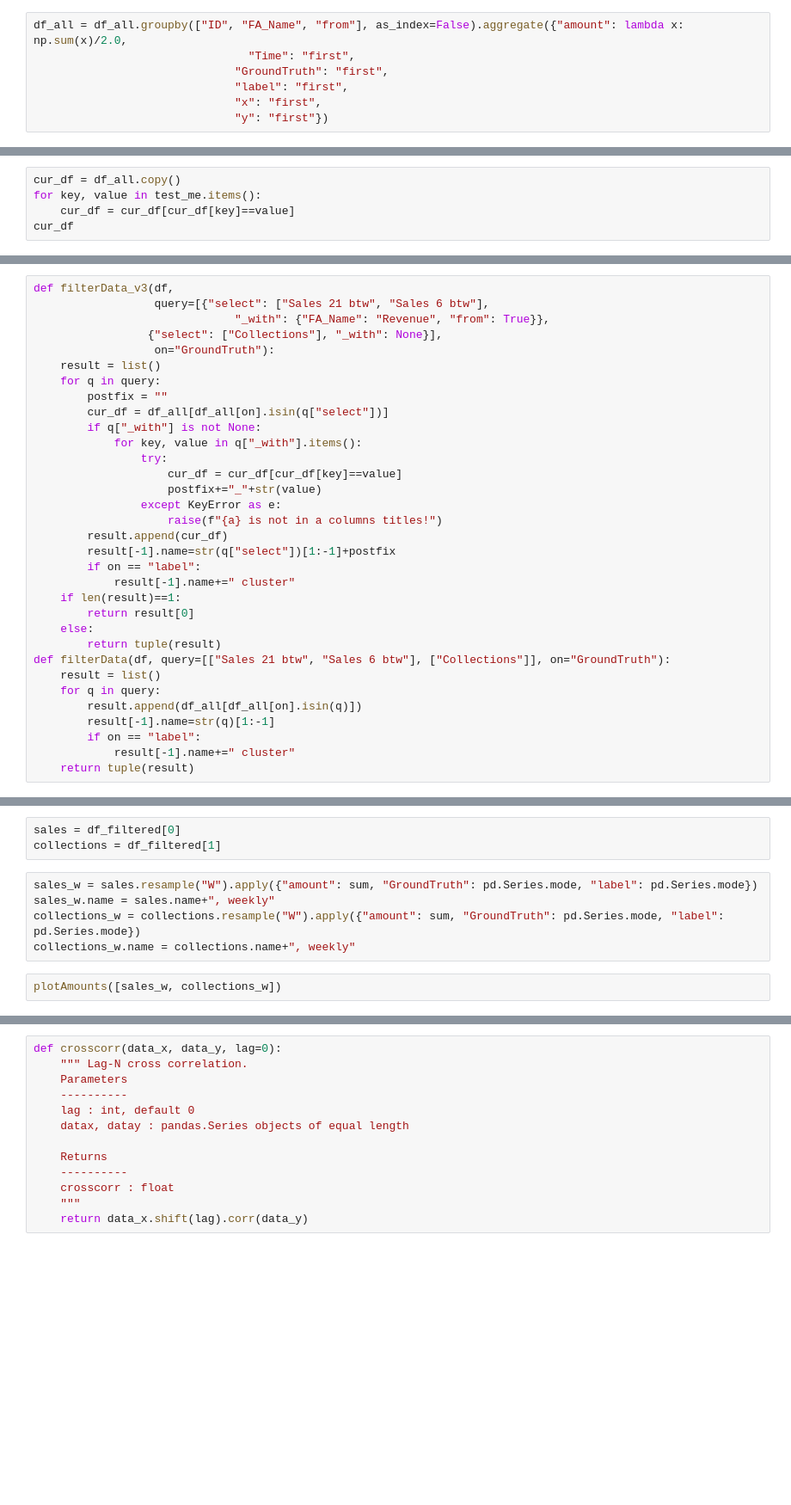
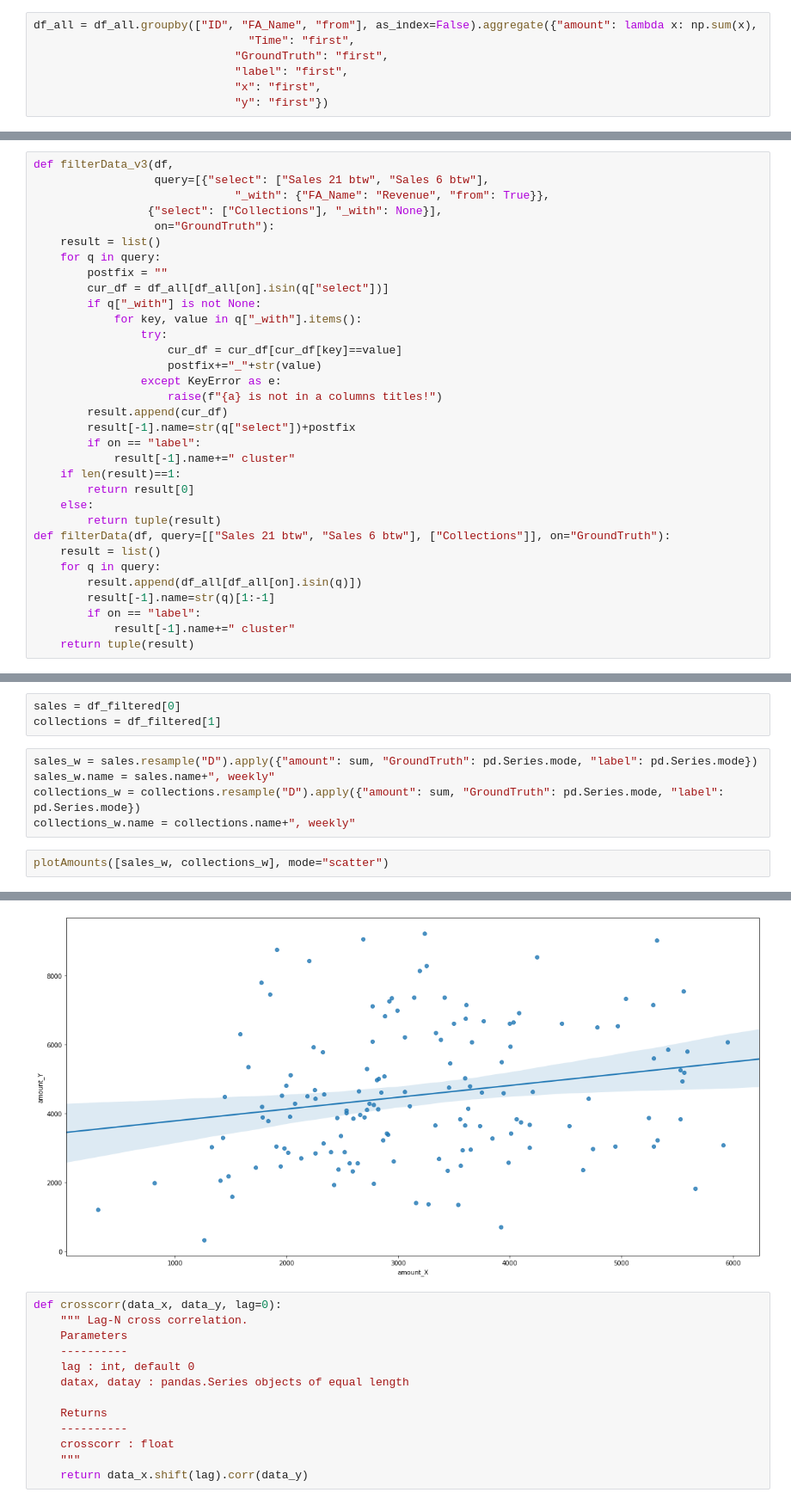
Before and after one commit to AlexWorldD/NetEmbs, a Jupyter notebook: InteractiveVis_v2.ipynb, the cells around one changed output, grey strips where cells are left out. Shown at 86% size. Saved outputs shown, nothing was run; the diff lists cells and outputs as text; blank space fills up the shorter version.

```diff
--- a/InteractiveVis_v2.ipynb
+++ b/InteractiveVis_v2.ipynb
@@ -357,7 +357,7 @@ df_all.head(2)
 | 0 | 8 | NoisyRightFA_ilpe | 0.0 | 0.001441 | 0.678201 | False | 0.678201 | 1.543287 | [-0.19695708, -0.22684997, 0.1150... | Sales 21 btw | 2 | ... |
 | 1 | 8 | NoisyRightFA_jhzg | 0.0 | 0.003988 | 1.877578 | False | 1.877578 | 1.543287 | [-0.19695708, -0.22684997, 0.1150... | Sales 21 btw | 2 | ... |
 # %%
-df_all = df_all.groupby(["ID", "FA_Name", "from"], as_index=False).aggregate({"amount": lambda x: np.sum(x)/2.0,
+df_all = df_all.groupby(["ID", "FA_Name", "from"], as_index=False).aggregate({"amount": lambda x: np.sum(x),
                                 "Time": "first",
                               "GroundTruth": "first",
                               "label": "first",
@@ -379,5 +373,0 @@ test_me = [{"select": ["Sales 21 btw", "Sales 6 btw"], "_with": {"FA_Name": "Rev
-# %%
-cur_df = df_all.copy()
-for key, value in test_me.items():
-    cur_df = cur_df[cur_df[key]==value]
-cur_df
@@ -404,7 +391,7 @@ def filterData_v3(df,
                 except KeyError as e:
                     raise(f"{a} is not in a columns titles!")
         result.append(cur_df)
-        result[-1].name=str(q["select"])[1:-1]+postfix
+        result[-1].name=str(q["select"])+postfix
         if on == "label":
             result[-1].name+=" cluster"
     if len(result)==1:
@@ -454,10 +461,10 @@ plotAmounts(df_filtered)
 sales = df_filtered[0]
 collections = df_filtered[1]
 # %%
-sales_w = sales.resample("W").apply({"amount": sum, "GroundTruth": pd.Series.mode, "label": pd.Series.mode})
+sales_w = sales.resample("D").apply({"amount": sum, "GroundTruth": pd.Series.mode, "label": pd.Series.mode})
 sales_w.name = sales.name+", weekly"
-collections_w = collections.resample("W").apply({"amount": sum, "GroundTruth": pd.Series.mode, "label": pd.Series.mode})
+collections_w = collections.resample("D").apply({"amount": sum, "GroundTruth": pd.Series.mode, "label": pd.Series.mode})
 collections_w.name = collections.name+", weekly"
 # %%
-plotAmounts([sales_w, collections_w])
+plotAmounts([sales_w, collections_w], mode="scatter")
 # %% [output]
@@ -465,3 +472,4 @@ plotAmounts([sales_w, collections_w])
+[figure, added]
 # %%
 def crosscorr(data_x, data_y, lag=0):
     """ Lag-N cross correlation.
```
Also changed, not shown: parts of 5 cells of this notebook.
